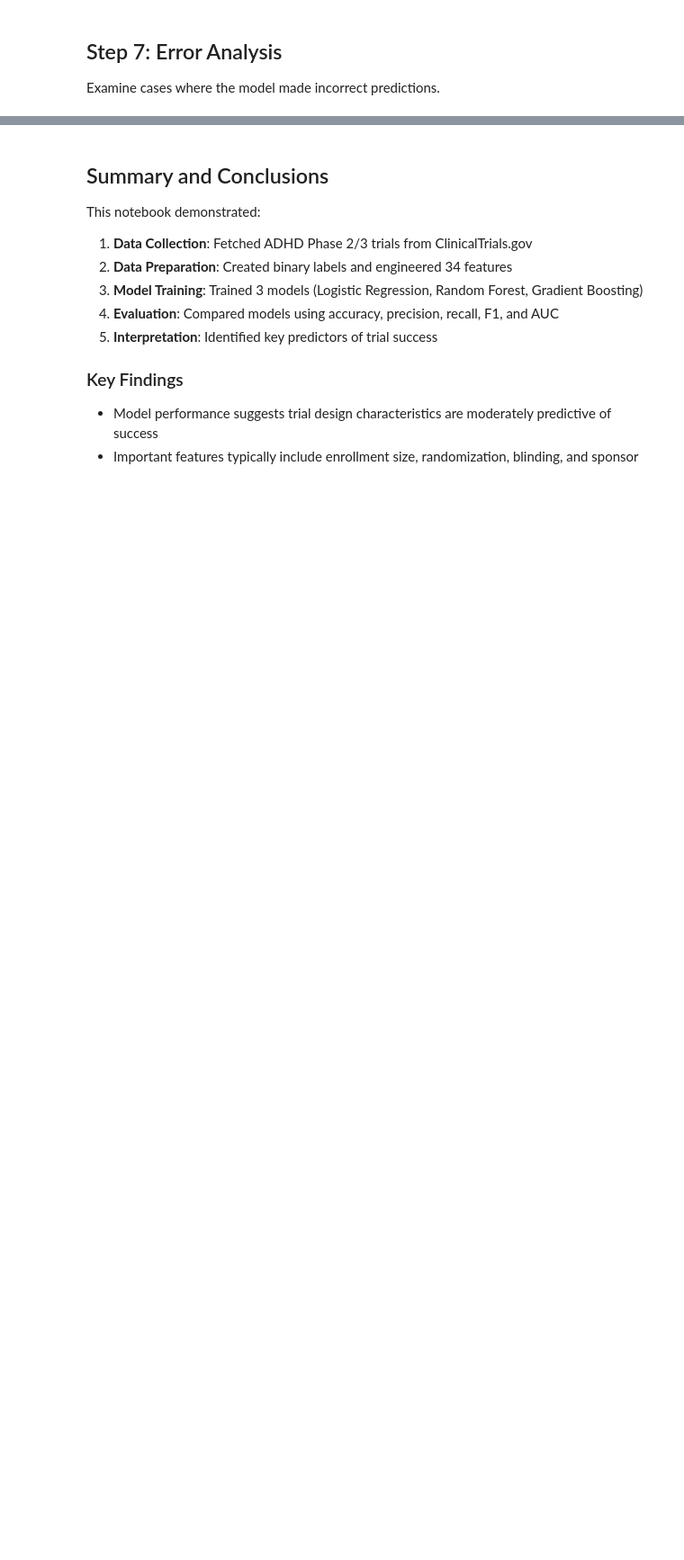
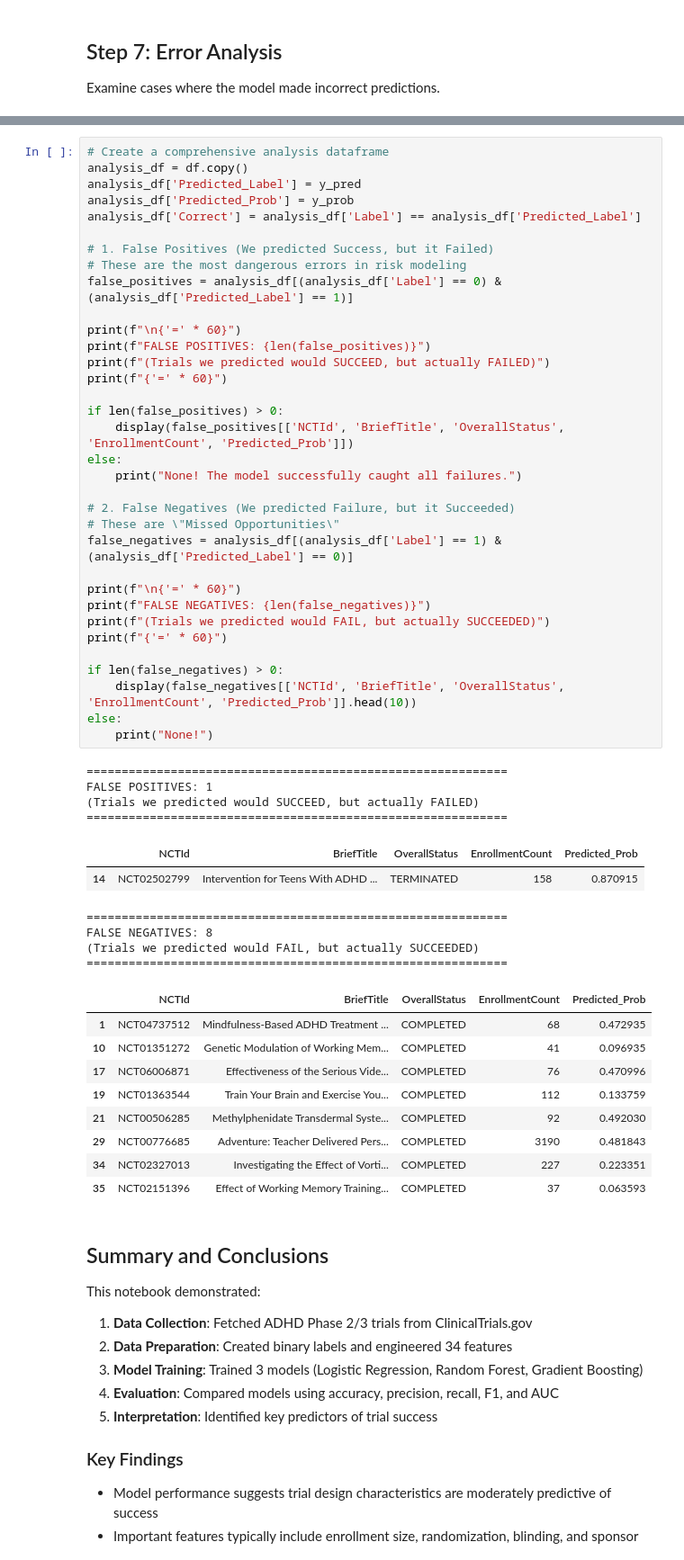
Before and after one commit to lindsaygross/ADHD_clinical_trials, a Jupyter notebook: notebooks/01_eda_and_model.ipynb, the cells around one changed output, grey strips where cells are left out. Shown at 90% size. Saved outputs shown, nothing was run; the diff lists cells and outputs as text; blank space fills up the shorter version.

```diff
--- a/notebooks/01_eda_and_model.ipynb
+++ b/notebooks/01_eda_and_model.ipynb
@@ -543,3 +471,57 @@ False Negatives: 0
+# %%
+# Create a comprehensive analysis dataframe
+analysis_df = df.copy()
+analysis_df['Predicted_Label'] = y_pred
+analysis_df['Predicted_Prob'] = y_prob
+analysis_df['Correct'] = analysis_df['Label'] == analysis_df['Predicted_Label']
+
+# 1. False Positives (We predicted Success, but it Failed)
+# These are the most dangerous errors in risk modeling
+false_positives = analysis_df[(analysis_df['Label'] == 0) & (analysis_df['Predicted_Label'] == 1)]
+
+print(f"\n{'=' * 60}")
+print(f"FALSE POSITIVES: {len(false_positives)}")
+print(f"(Trials we predicted would SUCCEED, but actually FAILED)")
+print(f"{'=' * 60}")
+
+if len(false_positives) > 0:
+    display(false_positives[['NCTId', 'BriefTitle', 'OverallStatus', 'EnrollmentCount', 'Predicted_Prob']])
+else:
+    print("None! The model successfully caught all failures.")
+
+# 2. False Negatives (We predicted Failure, but it Succeeded)
+# These are \"Missed Opportunities\"
+false_negatives = analysis_df[(analysis_df['Label'] == 1) & (analysis_df['Predicted_Label'] == 0)]
+
+print(f"\n{'=' * 60}")
+print(f"FALSE NEGATIVES: {len(false_negatives)}")
+print(f"(Trials we predicted would FAIL, but actually SUCCEEDED)")
+print(f"{'=' * 60}")
+
+if len(false_negatives) > 0:
+    display(false_negatives[['NCTId', 'BriefTitle', 'OverallStatus', 'EnrollmentCount', 'Predicted_Prob']].head(10))
+else:
+    print("None!")
+# %% [output]
+============================================================
+FALSE POSITIVES: 1
+(Trials we predicted would SUCCEED, but actually FAILED)
+============================================================
+|  | NCTId | BriefTitle | OverallStatus | EnrollmentCount | Predicted_Prob |
+| 14 | NCT02502799 | Intervention for Teens With ADHD ... | TERMINATED | 158 | 0.870915 |
+============================================================
+FALSE NEGATIVES: 8
+(Trials we predicted would FAIL, but actually SUCCEEDED)
+============================================================
+|  | NCTId | BriefTitle | OverallStatus | EnrollmentCount | Predicted_Prob |
+| 1 | NCT04737512 | Mindfulness-Based ADHD Treatment ... | COMPLETED | 68 | 0.472935 |
+| 10 | NCT01351272 | Genetic Modulation of Working Mem... | COMPLETED | 41 | 0.096935 |
+| 17 | NCT06006871 | Effectiveness of the Serious Vide... | COMPLETED | 76 | 0.470996 |
+| 19 | NCT01363544 | Train Your Brain and Exercise You... | COMPLETED | 112 | 0.133759 |
+| 21 | NCT00506285 | Methylphenidate Transdermal Syste... | COMPLETED | 92 | 0.492030 |
+| 29 | NCT00776685 | Adventure: Teacher Delivered Pers... | COMPLETED | 3190 | 0.481843 |
+| 34 | NCT02327013 | Investigating the Effect of Vorti... | COMPLETED | 227 | 0.223351 |
+| 35 | NCT02151396 | Effect of Working Memory Training... | COMPLETED | 37 | 0.063593 |
 # %% [markdown]
 ## Summary and Conclusions
 
```
Also changed, not shown: parts of 29 cells of this notebook, 15 other files.
